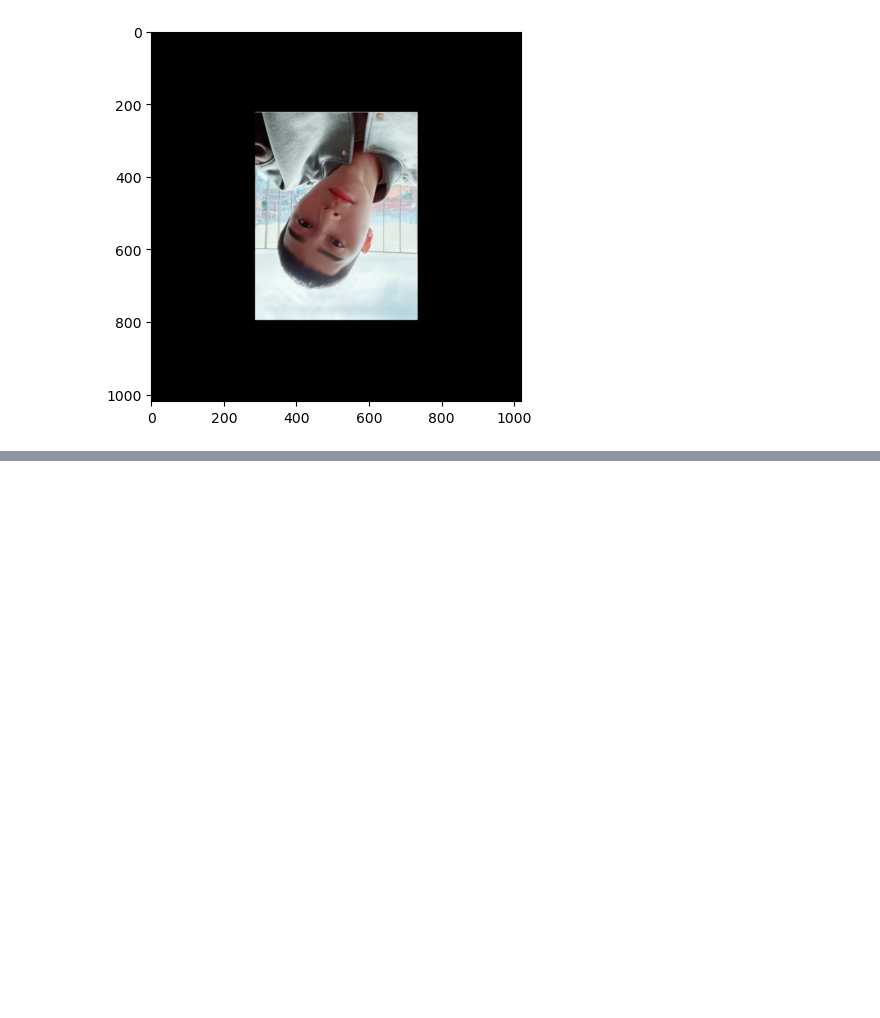
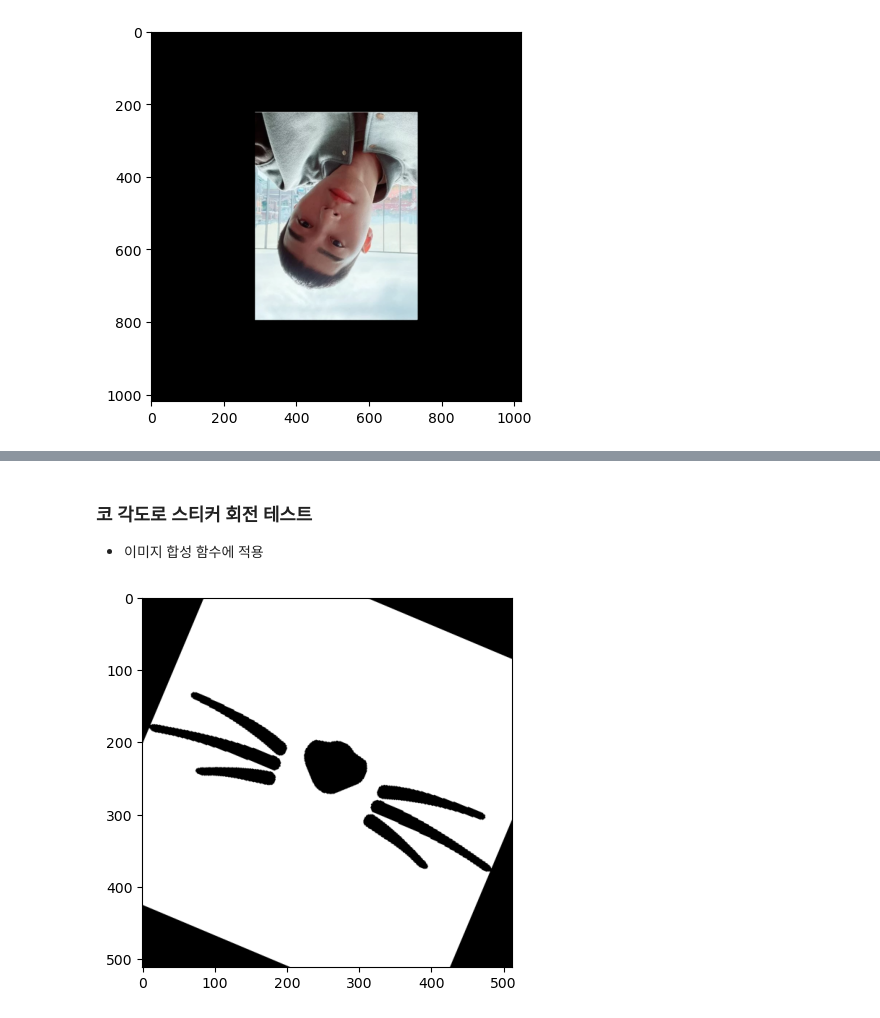
Before and after one commit to yoonseok-eo/AIFFEL, a Jupyter notebook: Ex06_QEUST/ex06_project.ipynb, the cells around one changed output, grey strips where cells are left out. Saved outputs shown, nothing was run; the diff lists cells and outputs as text; code cells hidden in the pictures; blank space fills up the shorter version.

```diff
--- a/Ex06_QEUST/ex06_project.ipynb
+++ b/Ex06_QEUST/ex06_project.ipynb
@@ -388,0 +443,14 @@ plt.show()
+# %% [markdown]
+### 코 각도로 스티커 회전 테스트
+- 이미지 합성 함수에 적용
+# %%
+# (코각도 - 90)도 로 스티커 회전
+nose_deg = face_info[0]['nose-degree']
+(h, w) = img_sticker.shape[:2]
+(cX, cY) = (w // 2, h // 2)
+M = cv2.getRotationMatrix2D((cX, cY), nose_deg - 90, 1.0)
+rotation_sticker = cv2.warpAffine(img_sticker, M, (w, h))
+plt.imshow(cv2.cvtColor(rotation_sticker, cv2.COLOR_BGR2RGB))
+plt.show()
+# %% [output]
+[figure, added]
```
Also changed, not shown: parts of 6 cells of this notebook.
